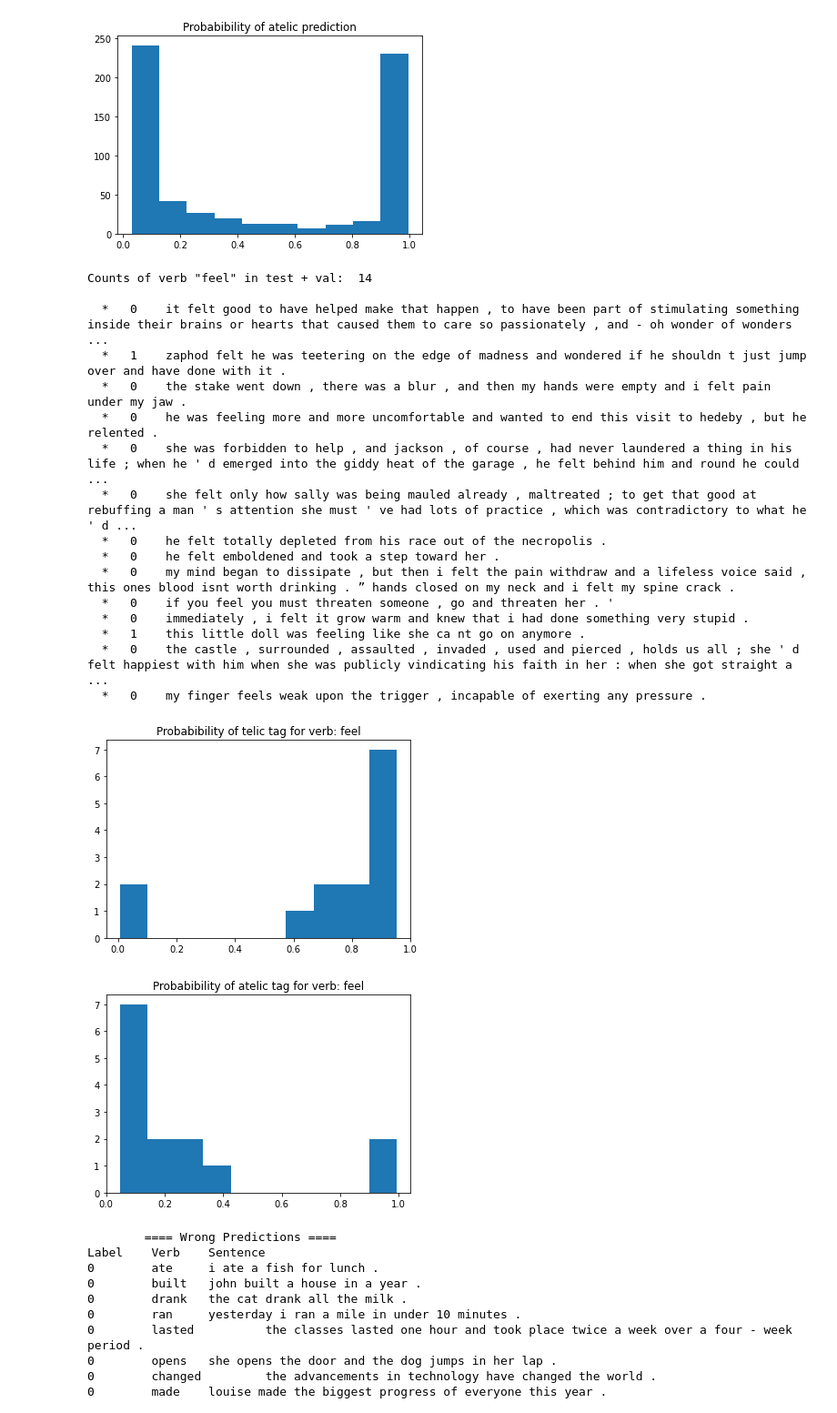
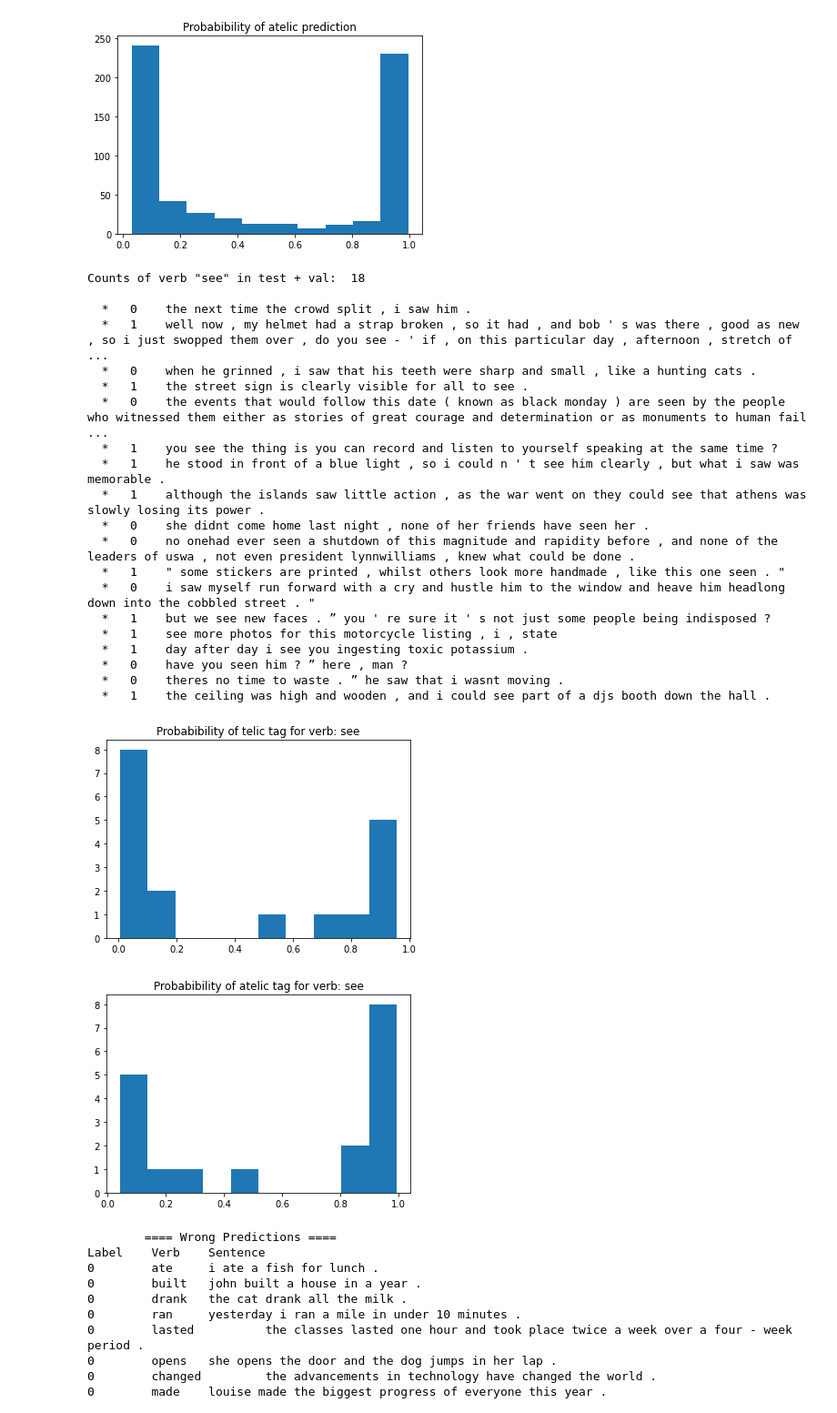
Before and after one commit to lenakmeth/telicity_classification, a Jupyter notebook: logs/read_results.ipynb, the cells around one changed output. Shown: that part at 91% size. Drawn from its saved outputs; the diff is of its cells as text; code cells hidden in the pictures.

Commit message:
add verb plots

```diff
--- a/logs/read_results.ipynb
+++ b/logs/read_results.ipynb
@@ -172,51 +172,55 @@ for sent in test_sents['wrong'] + test_sents['right'] + val_sents['wrong'] + val
             per_verb[sent['head_lemma']] = []
         per_verb[sent['head_lemma']].append(sent)
 
 # See list of verbs:
 # print(per_verb.keys())
 
 # some telic verbs: look, open, arrest, bling, break, cut, drop, give, shoot
 # some atelic verbs: see, admire, allow, begin, realize, believe, feel, prepare, visit, sit, stand
 
 # plot for ONLY one verb
-target_verb = 'feel'
+target_verb = 'see'
 print('Counts of verb "' + target_verb + '" in test + val: ', len(per_verb[target_verb]))
 print()
 
 all_telic_probs = []
 all_atelic_probs = []
 for sent in per_verb[target_verb]:
     print('  *  ', sent['label'], '  ', sent['sent'])
     all_telic_probs.append(sent['probs'][0])
     all_atelic_probs.append(sent['probs'][1])
 
 plt.title('Probabibility of telic tag for verb: ' + target_verb)
 plt.hist(all_telic_probs)
 plt.show()
 plt.cla()
 
 plt.title('Probabibility of atelic tag for verb: ' + target_verb)
 plt.hist(all_atelic_probs)
 plt.show()
 # %% [output]
-Counts of verb "feel" in test + val:  14
+Counts of verb "see" in test + val:  18
 
-  *   0    it felt good to have helped make that happen , to have been part of stimulating something inside their brains or hearts that caused them to care so passionately , and - oh wonder of wonders ...
-  *   1    zaphod felt he was teetering on the edge of madness and wondered if he shouldn t just jump over and have done with it .
-  *   0    the stake went down , there was a blur , and then my hands were empty and i felt pain under my jaw .
-  *   0    he was feeling more and more uncomfortable and wanted to end this visit to hedeby , but he relented .
-  *   0    she was forbidden to help , and jackson , of course , had never laundered a thing in his life ; when he ' d emerged into the giddy heat of the garage , he felt behind him and round he could ...
-  *   0    she felt only how sally was being mauled already , maltreated ; to get that good at rebuffing a man ' s attention she must ' ve had lots of practice , which was contradictory to what he ' d ...
-  *   0    he felt totally depleted from his race out of the necropolis .
-  *   0    he felt emboldened and took a step toward her .
-  *   0    my mind began to dissipate , but then i felt the pain withdraw and a lifeless voice said , this ones blood isnt worth drinking . ” hands closed on my neck and i felt my spine crack .
-  *   0    if you feel you must threaten someone , go and threaten her . '
-  *   0    immediately , i felt it grow warm and knew that i had done something very stupid .
-  *   1    this little doll was feeling like she ca nt go on anymore .
-  *   0    the castle , surrounded , assaulted , invaded , used and pierced , holds us all ; she ' d felt happiest with him when she was publicly vindicating his faith in her : when she got straight a ...
-  *   0    my finger feels weak upon the trigger , incapable of exerting any pressure .
+  *   0    the next time the crowd split , i saw him .
+  *   1    well now , my helmet had a strap broken , so it had , and bob ' s was there , good as new , so i just swopped them over , do you see - ' if , on this particular day , afternoon , stretch of ...
+  *   0    when he grinned , i saw that his teeth were sharp and small , like a hunting cats .
+  *   1    the street sign is clearly visible for all to see .
+  *   0    the events that would follow this date ( known as black monday ) are seen by the people who witnessed them either as stories of great courage and determination or as monuments to human fail ...
+  *   1    you see the thing is you can record and listen to yourself speaking at the same time ?
+  *   1    he stood in front of a blue light , so i could n ' t see him clearly , but what i saw was memorable .
+  *   1    although the islands saw little action , as the war went on they could see that athens was slowly losing its power .
+  *   0    she didnt come home last night , none of her friends have seen her .
+  *   0    no onehad ever seen a shutdown of this magnitude and rapidity before , and none of the leaders of uswa , not even president lynnwilliams , knew what could be done .
+  *   1    " some stickers are printed , whilst others look more handmade , like this one seen . "
+  *   0    i saw myself run forward with a cry and hustle him to the window and heave him headlong down into the cobbled street . "
+  *   1    but we see new faces . ” you ' re sure it ' s not just some people being indisposed ?
+  *   1    see more photos for this motorcycle listing , i , state
+  *   1    day after day i see you ingesting toxic potassium .
+  *   0    have you seen him ? ” here , man ?
+  *   0    theres no time to waste . ” he saw that i wasnt moving .
+  *   1    the ceiling was high and wooden , and i could see part of a djs booth down the hall .
-[figure, old version]
+[figure, new version]
-[figure, old version]
+[figure, new version]
 # %%
 # Look at the performance of the qualitative sets
 # NB: the label printed here is the *correct* annotation, not the prediction
```
Also changed, not shown: parts of 1 cell of this notebook.
